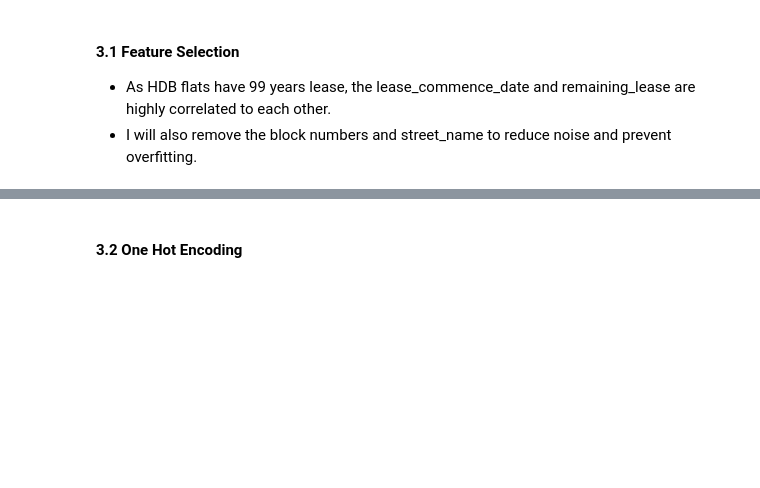
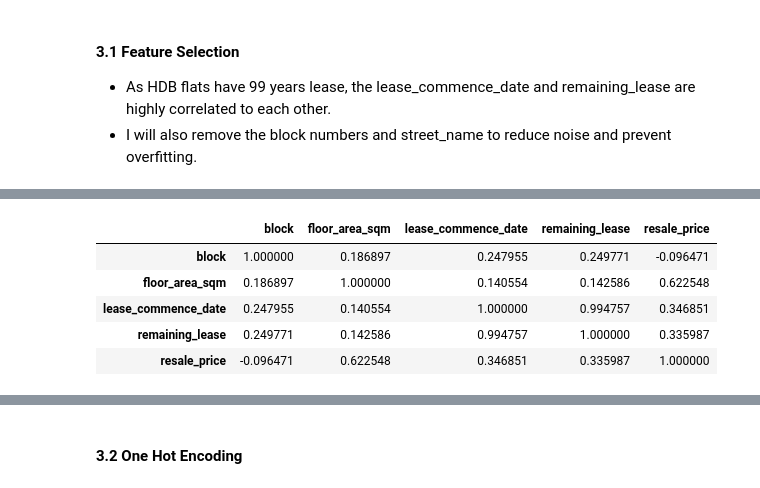
Before and after one commit to sallihin/hdb-resale-predictor, a Jupyter notebook: training-model.ipynb, the cells around one changed output, grey strips where cells are left out. Drawn from its saved outputs; the diff is of its cells as text; code cells hidden in the pictures; blank space fills up the shorter version.

```diff
--- a/training-model.ipynb
+++ b/training-model.ipynb
@@ -165,3 +174,16 @@ plt.show()
+# %%
+# Convert remaining lease into months format (y*12 + m)
+df.remaining_lease = df.remaining_lease.str.split(' ').str[0].astype(int) * 12 + df.remaining_lease.str.split(' ').str[2].fillna("0").astype(str).astype(int)
+# %%
+corr = df.corr()
+corr.style.background_gradient(cmap="Blues")
+# %% [output]
+|  | block | floor_area_sqm | lease_commence_date | remaining_lease | resale_price |
+| block | 1.000000 | 0.186897 | 0.247955 | 0.249771 | -0.096471 |
+| floor_area_sqm | 0.186897 | 1.000000 | 0.140554 | 0.142586 | 0.622548 |
+| lease_commence_date | 0.247955 | 0.140554 | 1.000000 | 0.994757 | 0.346851 |
+| remaining_lease | 0.249771 | 0.142586 | 0.994757 | 1.000000 | 0.335987 |
+| resale_price | -0.096471 | 0.622548 | 0.346851 | 0.335987 | 1.000000 |
 # %%
 df = df.drop(columns=['remaining_lease', 'block', 'street_name'])
 df.head()
```
Also changed, not shown: parts of 2 cells of this notebook.
